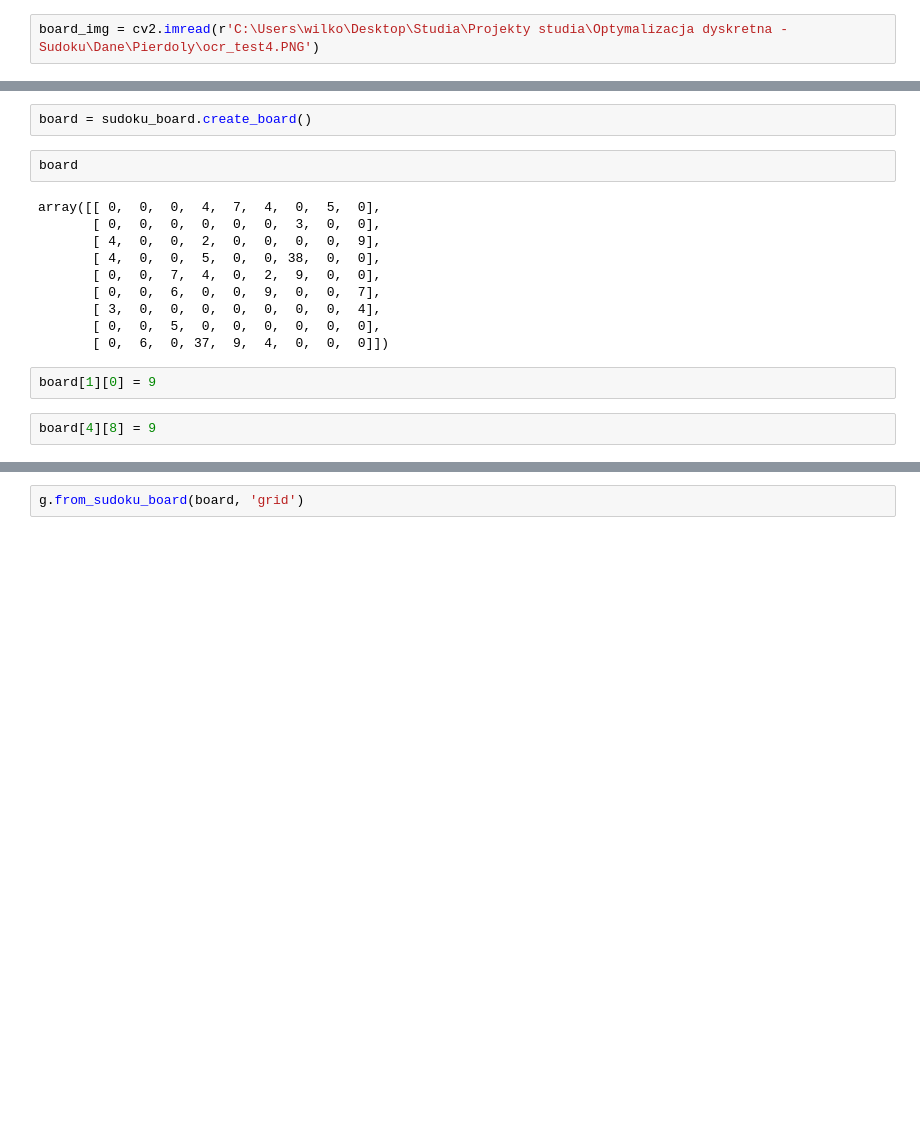
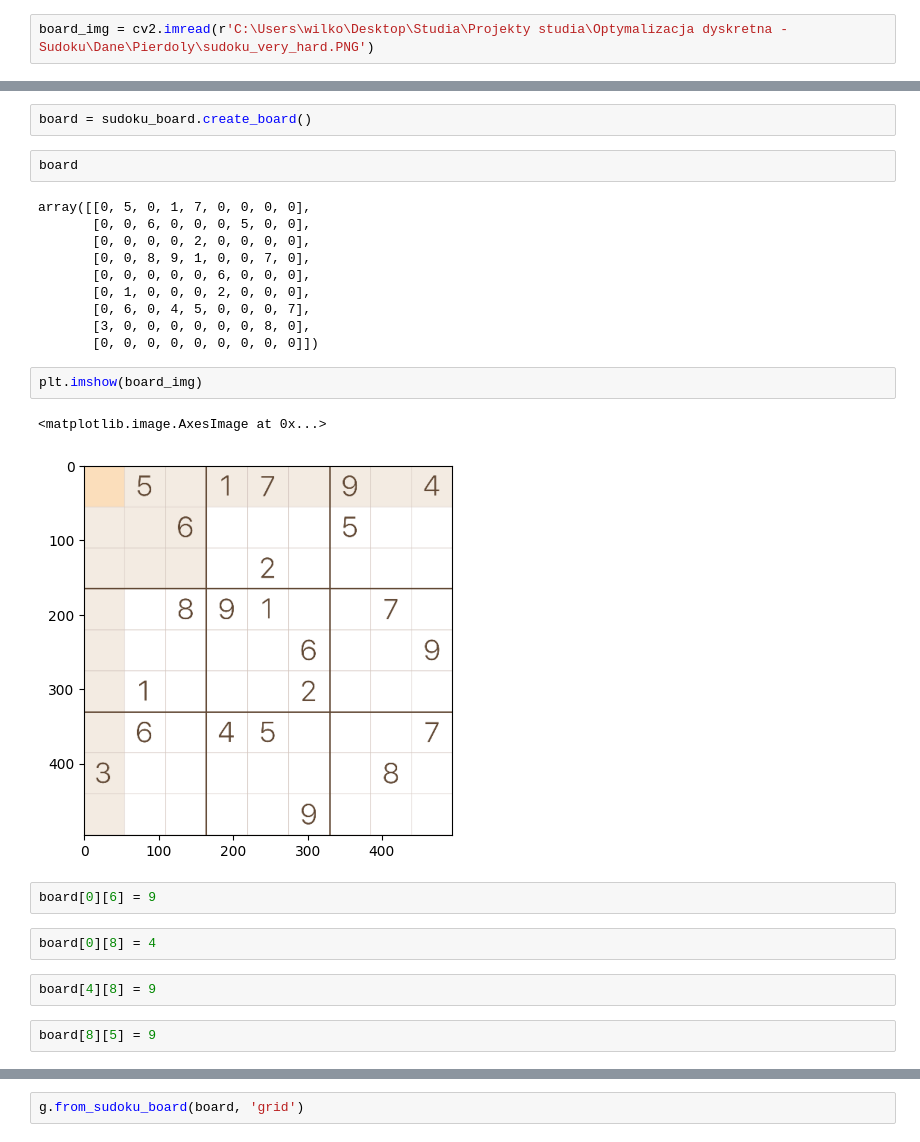
Before and after one commit to AldonaSwirad/graph-coloring, a Jupyter notebook: Notebooki/jupyer_test.ipynb, the cells around one changed output, grey strips where cells are left out. Cells and saved outputs as stored; diff of their text form; blank space fills up the shorter version.

```diff
--- a/Notebooki/jupyer_test.ipynb
+++ b/Notebooki/jupyer_test.ipynb
@@ -5,5 +6,5 @@ import cv2
 # %%
-board_img = cv2.imread(r'C:\Users\wilko\Desktop\Studia\Projekty studia\Optymalizacja dyskretna - Sudoku\Dane\Pierdoly\ocr_test4.PNG')
+board_img = cv2.imread(r'C:\Users\wilko\Desktop\Studia\Projekty studia\Optymalizacja dyskretna - Sudoku\Dane\Pierdoly\sudoku_very_hard.PNG')
 # %%
 sudoku_board = SudokuBoard(3, board_img)
 # %%
@@ -16,19 +17,28 @@ board = sudoku_board.create_board()
 # %%
 board
 # %% [output]
-array([[ 0,  0,  0,  4,  7,  4,  0,  5,  0],
-       [ 0,  0,  0,  0,  0,  0,  3,  0,  0],
-       [ 4,  0,  0,  2,  0,  0,  0,  0,  9],
-       [ 4,  0,  0,  5,  0,  0, 38,  0,  0],
-       [ 0,  0,  7,  4,  0,  2,  9,  0,  0],
-       [ 0,  0,  6,  0,  0,  9,  0,  0,  7],
-       [ 3,  0,  0,  0,  0,  0,  0,  0,  4],
-       [ 0,  0,  5,  0,  0,  0,  0,  0,  0],
-       [ 0,  6,  0, 37,  9,  4,  0,  0,  0]])
+array([[0, 5, 0, 1, 7, 0, 0, 0, 0],
+       [0, 0, 6, 0, 0, 0, 5, 0, 0],
+       [0, 0, 0, 0, 2, 0, 0, 0, 0],
+       [0, 0, 8, 9, 1, 0, 0, 7, 0],
+       [0, 0, 0, 0, 0, 6, 0, 0, 0],
+       [0, 1, 0, 0, 0, 2, 0, 0, 0],
+       [0, 6, 0, 4, 5, 0, 0, 0, 7],
+       [3, 0, 0, 0, 0, 0, 0, 8, 0],
+       [0, 0, 0, 0, 0, 0, 0, 0, 0]])
+# %%
+plt.imshow(board_img)
+# %% [output]
+<matplotlib.image.AxesImage at 0x...>
+[figure, added]
 # %%
-board[1][0] = 9
+board[0][6] = 9
+# %%
+board[0][8] = 4
 # %%
 board[4][8] = 9
+# %%
+board[8][5] = 9
 # %%
 board
 # %% [output]
```
Also changed, not shown: parts of 10 cells of this notebook.
